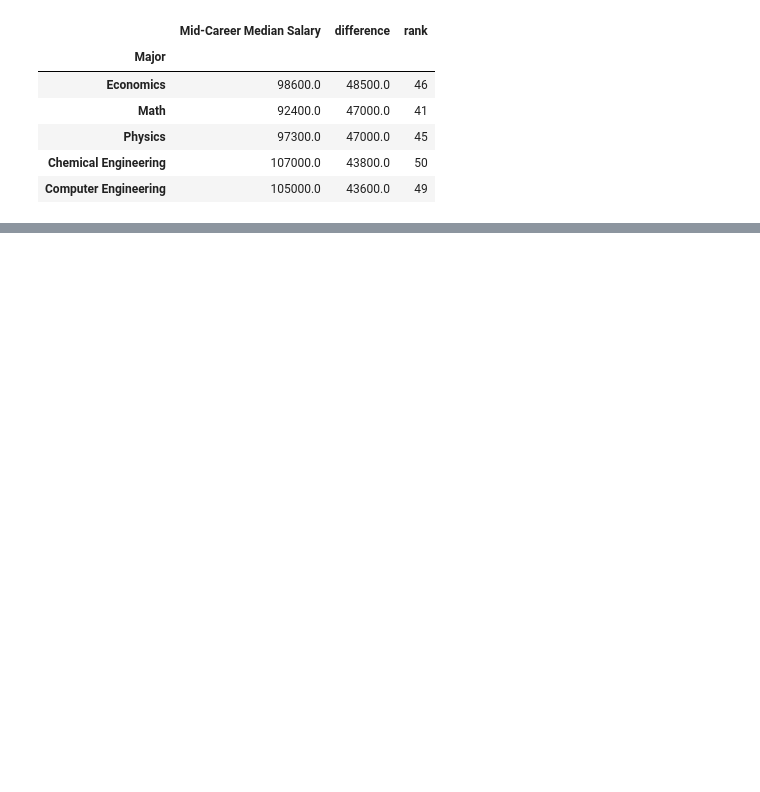
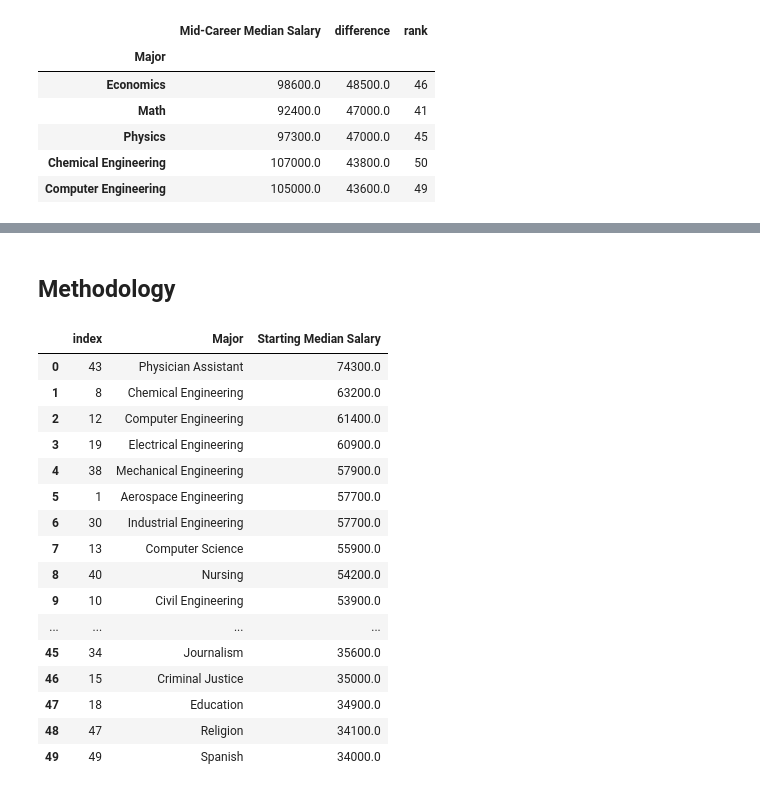
Before and after one commit to UU-Data-Science-Project/Degree-Analyzer, a Jupyter notebook: Project_File.ipynb, the cells around one changed output, grey strips where cells are left out. Saved outputs shown, nothing was run; the diff lists cells and outputs as text; code cells hidden in the pictures; blank space fills up the shorter version.

```diff
--- a/Project_File.ipynb
+++ b/Project_File.ipynb
@@ -250,0 +252,24 @@ plt.legend()
+# %% [markdown]
+## Methodology
+# %%
+class_start = major[['Major', 'Starting Median Salary']]
+sort = class_start.sort_values(by='Starting Median Salary', ascending=False)
+sort.reset_index()
+# %% [output]
+|  | index | Major | Starting Median Salary |
+| 0 | 43 | Physician Assistant | 74300.0 |
+| 1 | 8 | Chemical Engineering | 63200.0 |
+| 2 | 12 | Computer Engineering | 61400.0 |
+| 3 | 19 | Electrical Engineering | 60900.0 |
+| 4 | 38 | Mechanical Engineering | 57900.0 |
+| 5 | 1 | Aerospace Engineering | 57700.0 |
+| 6 | 30 | Industrial Engineering | 57700.0 |
+| 7 | 13 | Computer Science | 55900.0 |
+| 8 | 40 | Nursing | 54200.0 |
+| 9 | 10 | Civil Engineering | 53900.0 |
+| ... | ... | ... | ... |
+| 45 | 34 | Journalism | 35600.0 |
+| 46 | 15 | Criminal Justice | 35000.0 |
+| 47 | 18 | Education | 34900.0 |
+| 48 | 47 | Religion | 34100.0 |
+| 49 | 49 | Spanish | 34000.0 |
```
Also changed, not shown: parts of 10 cells of this notebook.
